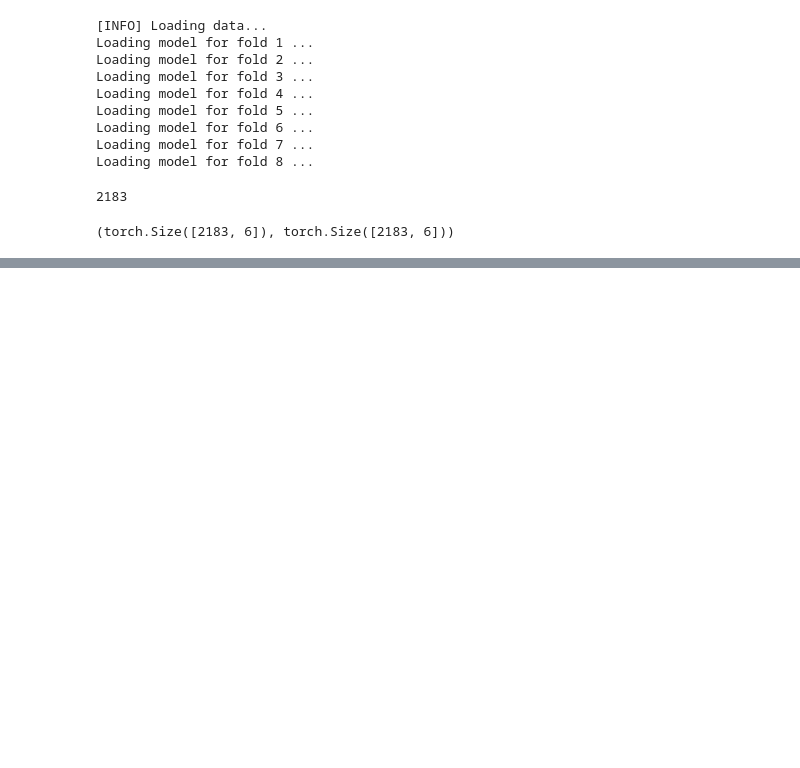
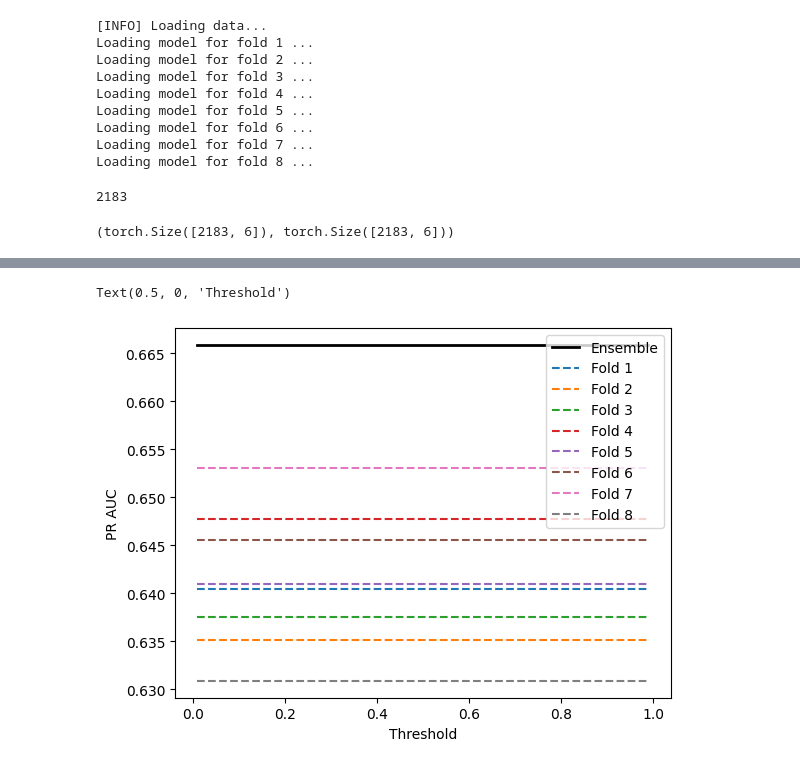
Before and after one commit to viktorcikojevic/heart-beat-ML, a Jupyter notebook: experiments/baseline-plus-augms-manyfolds/ensemble-evaluation.ipynb, the cells around one changed output, grey strips where cells are left out. Cells and saved outputs as stored; diff of their text form; code cells hidden in the pictures; blank space fills up the shorter version.

```diff
--- a/experiments/baseline-plus-augms-manyfolds/ensemble-evaluation.ipynb
+++ b/experiments/baseline-plus-augms-manyfolds/ensemble-evaluation.ipynb
@@ -303,0 +329,15 @@ plt.ylim(0.58, 0.65)
+# %%
+plt.plot(ths, pr_aucs, color='black', lw=2, label='Ensemble')
+
+for fold in range(1, 9):
+    plt.plot(ths, pr_aucs_model[fold], label=f'Fold {fold}', ls='--')
+
+
+plt.legend()
+
+plt.ylabel('PR AUC')
+plt.xlabel('Threshold')
+# plt.ylim(0.58, 0.65)
+# %% [output]
+Text(0.5, 0, 'Threshold')
+[figure, added]
```
Also changed, not shown: parts of 7 cells of this notebook, 1 other file.
